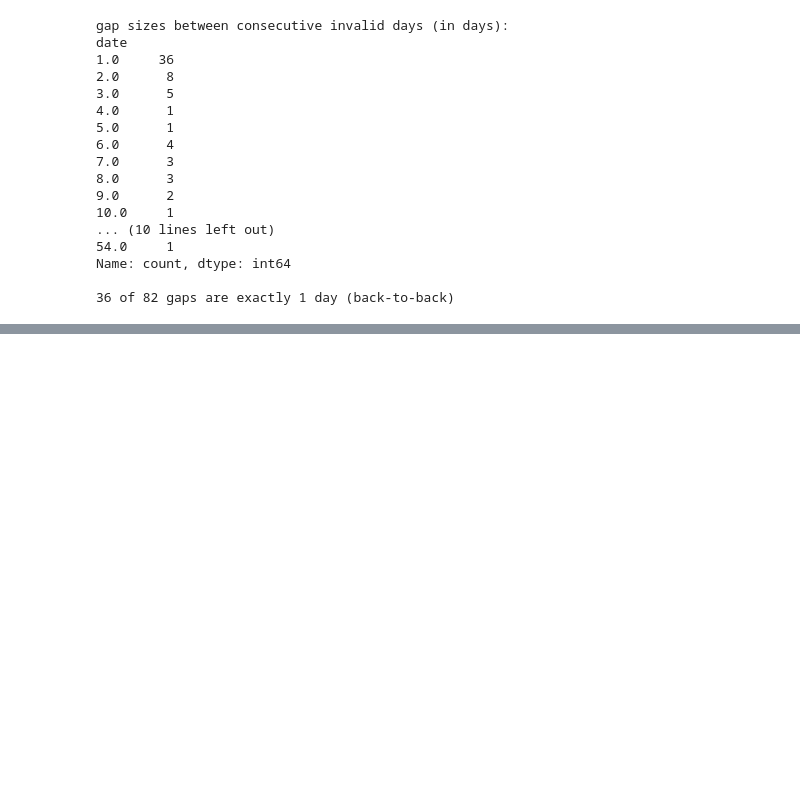
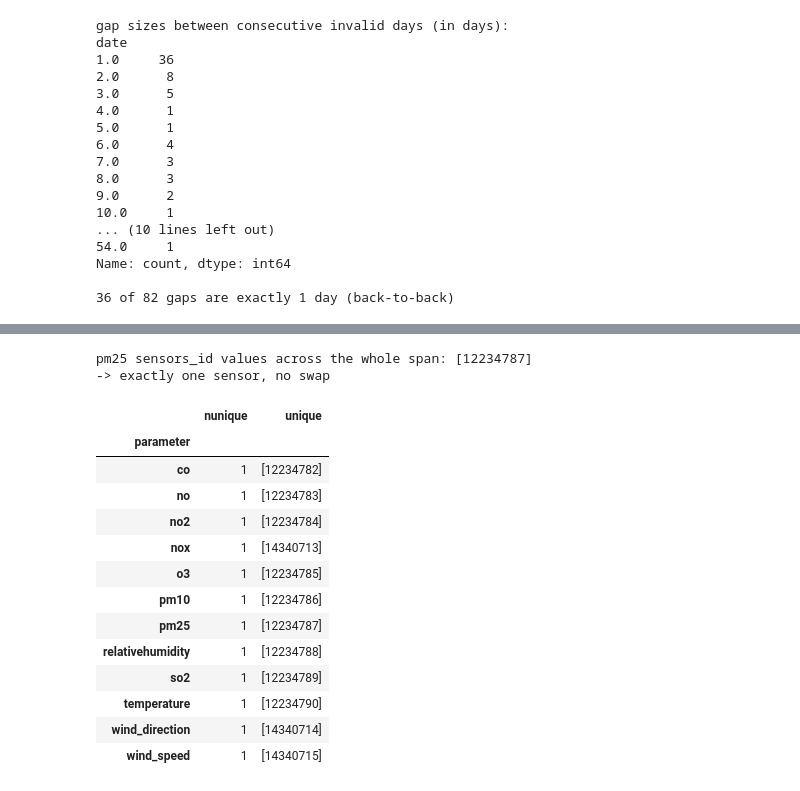
Before and after one commit to coderkali/machine_learning, a Jupyter notebook: 18_Projects/01_Delhi_Air_Forecast/notebooks/08_look_what_wrong.ipynb, the cells around one changed output, grey strips where cells are left out. Saved outputs shown, nothing was run; the diff lists cells and outputs as text; code cells hidden in the pictures; blank space fills up the shorter version.

```diff
--- a/18_Projects/01_Delhi_Air_Forecast/notebooks/08_look_what_wrong.ipynb
+++ b/18_Projects/01_Delhi_Air_Forecast/notebooks/08_look_what_wrong.ipynb
@@ -543,0 +661,26 @@ Name: count, dtype: int64
+# %%
+pm25_sensor_ids = pm25_raw["sensors_id"].unique()
+print(f"pm25 sensors_id values across the whole span: {pm25_sensor_ids}")
+print(f"-> {'exactly one sensor, no swap' if len(pm25_sensor_ids) == 1 else 'MULTIPLE sensors — investigate a swap'}")
+
+# One sensors_id per parameter, for the whole station, as a sanity check
+# beyond just pm25.
+sensors_per_param = raw_all.groupby("parameter")["sensors_id"].agg(["nunique", "unique"])
+sensors_per_param
+# %% [output]
+pm25 sensors_id values across the whole span: [12234787]
+-> exactly one sensor, no swap
+|  | nunique | unique |
+| parameter |  |  |
+| co | 1 | [12234782] |
+| no | 1 | [12234783] |
+| no2 | 1 | [12234784] |
+| nox | 1 | [14340713] |
+| o3 | 1 | [12234785] |
+| pm10 | 1 | [12234786] |
+| pm25 | 1 | [12234787] |
+| relativehumidity | 1 | [12234788] |
+| so2 | 1 | [12234789] |
+| temperature | 1 | [12234790] |
+| wind_direction | 1 | [14340714] |
+| wind_speed | 1 | [14340715] |
```
Also changed, not shown: parts of 4 cells of this notebook, 1 other file.
